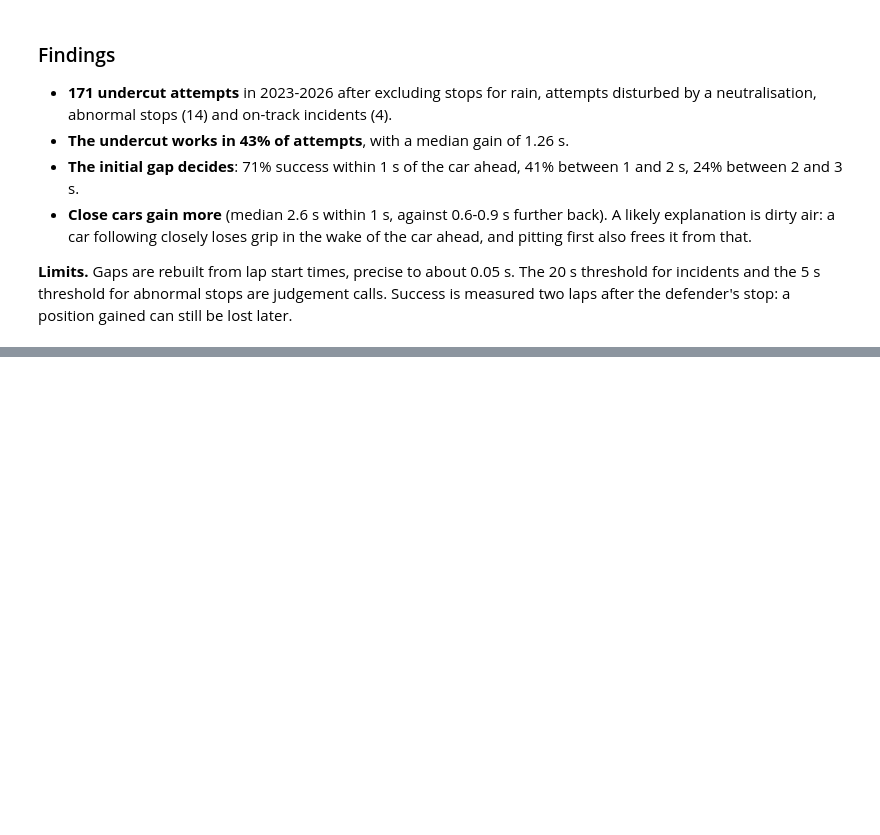
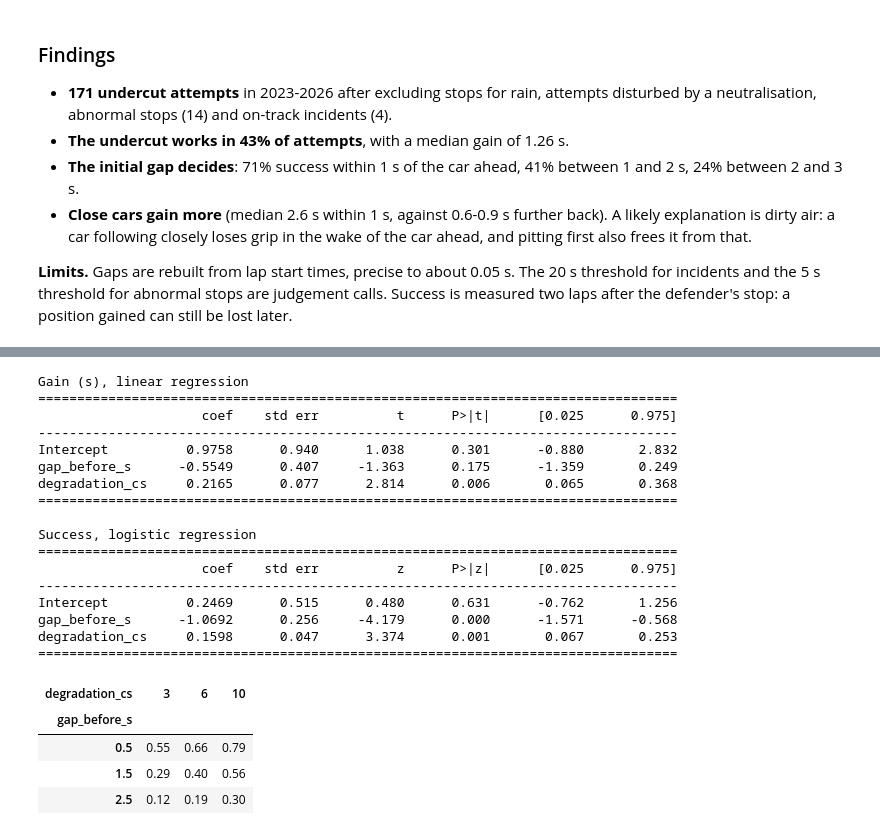
Before and after one commit to bscocca/f1-strategy-analysis, a Jupyter notebook: notebooks/04_undercut.ipynb, the cells around one changed output, grey strips where cells are left out. Drawn from its saved outputs; the diff is of its cells as text; code cells hidden in the pictures; blank space fills up the shorter version.

```diff
--- a/notebooks/04_undercut.ipynb
+++ b/notebooks/04_undercut.ipynb
@@ -352,0 +400,46 @@ by_gap.round(2)
+# %%
+model_data = with_degradation.assign(
+    degradation_cs=with_degradation["race_degradation_s_per_lap"] * 100,
+    success_int=with_degradation["success"].astype(int),
+)
+
+gain_model = smf.ols("gain_s ~ gap_before_s + degradation_cs", data=model_data).fit()
+success_model = smf.logit("success_int ~ gap_before_s + degradation_cs", data=model_data).fit(disp=False)
+
+print("Gain (s), linear regression")
+print(gain_model.summary().tables[1])
+print()
+print("Success, logistic regression")
+print(success_model.summary().tables[1])
+
+scenarios = pd.DataFrame(
+    [(gap, deg) for gap in [0.5, 1.5, 2.5] for deg in [3, 6, 10]],
+    columns=["gap_before_s", "degradation_cs"],
+)
+scenarios["success_probability"] = success_model.predict(scenarios)
+scenarios.pivot(
+    index="gap_before_s", columns="degradation_cs", values="success_probability"
+).round(2)
+# %% [output]
+Gain (s), linear regression
+==================================================================================
+                     coef    std err          t      P>|t|      [0.025      0.975]
+----------------------------------------------------------------------------------
+Intercept          0.9758      0.940      1.038      0.301      -0.880       2.832
+gap_before_s      -0.5549      0.407     -1.363      0.175      -1.359       0.249
+degradation_cs     0.2165      0.077      2.814      0.006       0.065       0.368
+==================================================================================
+
+Success, logistic regression
+==================================================================================
+                     coef    std err          z      P>|z|      [0.025      0.975]
+----------------------------------------------------------------------------------
+Intercept          0.2469      0.515      0.480      0.631      -0.762       1.256
+gap_before_s      -1.0692      0.256     -4.179      0.000      -1.571      -0.568
+degradation_cs     0.1598      0.047      3.374      0.001       0.067       0.253
+==================================================================================
+| degradation_cs | 3 | 6 | 10 |
+| gap_before_s |  |  |  |
+| 0.5 | 0.55 | 0.66 | 0.79 |
+| 1.5 | 0.29 | 0.40 | 0.56 |
+| 2.5 | 0.12 | 0.19 | 0.30 |
```
Also changed, not shown: parts of 7 cells of this notebook, 1 other file.
